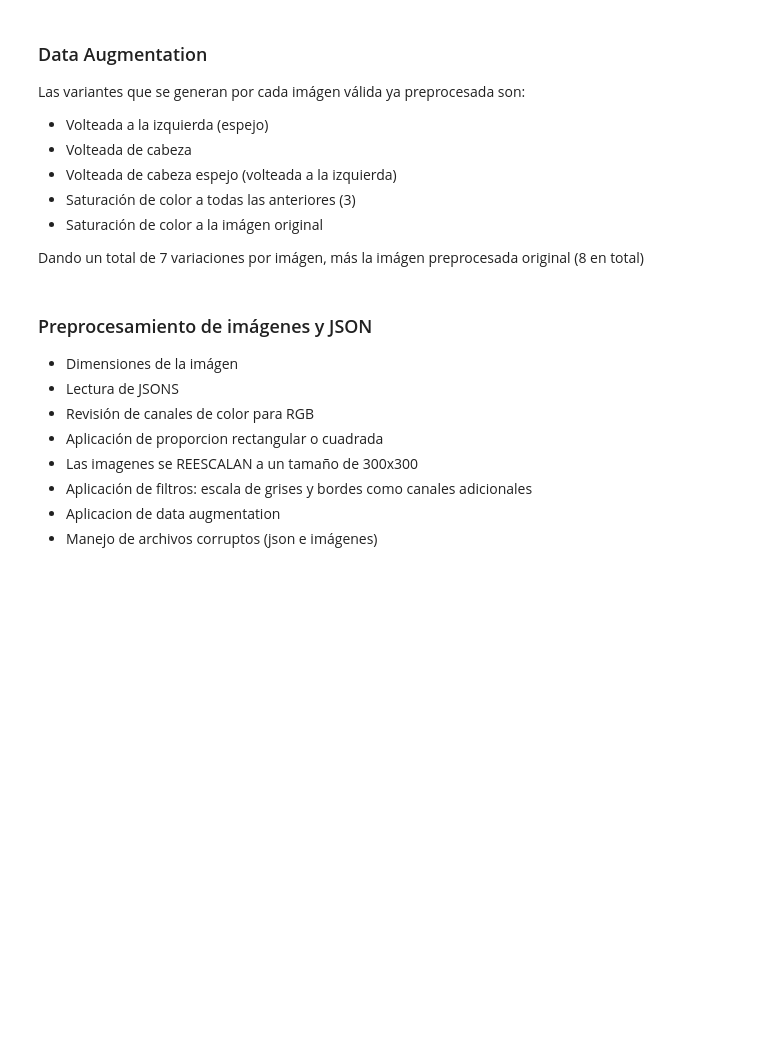
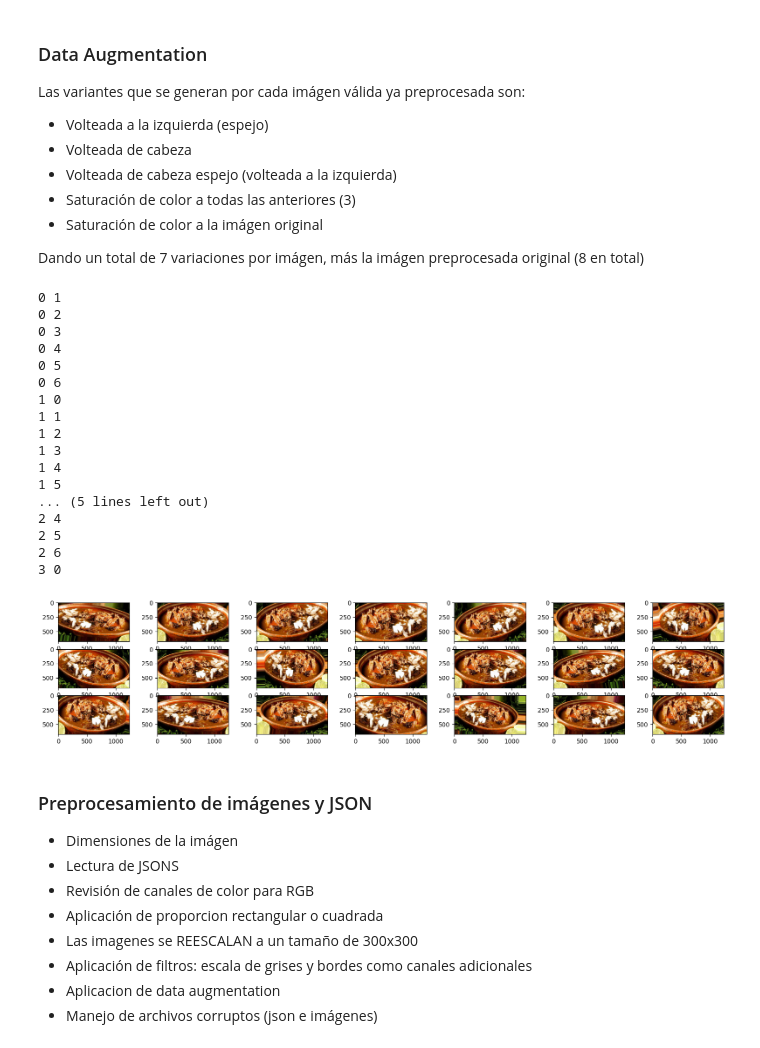
Before and after one commit to brokenerk/Advanced-Neuronal-Networks, a Jupyter notebook: Proyecto-ComidaMexicana/Preprocesamiento_ComidaMex.ipynb, the cells around one changed output. Saved outputs shown, nothing was run; the diff lists cells and outputs as text; code cells hidden in the pictures; blank space fills up the shorter version.

```diff
--- a/Proyecto-ComidaMexicana/Preprocesamiento_ComidaMex.ipynb
+++ b/Proyecto-ComidaMexicana/Preprocesamiento_ComidaMex.ipynb
@@ -100,26 +101,65 @@ Dando un total de 7 variaciones por imágen, más la imágen preprocesada origin
 # %%
 def dataAugmentation(image):
   aug = ImageDataGenerator(featurewise_center=False,
                           samplewise_center=False,
                           featurewise_std_normalization=False,
                           samplewise_std_normalization=False,
                           zca_whitening=False,
                           rotation_range=10,
                           width_shift_range=0.05,
                           height_shift_range=0.05,
                           shear_range=0.1,
                           zoom_range=0.2,
                           channel_shift_range=0.,
                           fill_mode='nearest',
                           cval=0.,
                           horizontal_flip=True,
                           vertical_flip=False)
 
   da =  aug.flow(
         image[None],
         batch_size=8)
 
   return da
+
+img = Image.open('./dataset-food/Birria/Birria02.jpg')
+
+dataAug = dataAugmentation(np.array(img))
+fig, axes = plt.subplots(nrows = 3, ncols = 7, figsize = (20, 4), dpi = 100)
+cont = 0
+cont2 = 0
+cont3 = 0
+
+for da in dataAug:
+  da = np.squeeze(da, axis=0) / 255
+  if(cont3 > 21 or cont == 3):
+    break
+  axes[cont][cont2].imshow(da)
+  if(cont2 == 6):
+    cont2 = 0
+    cont += 1
+  else:
+    cont2 += 1
+  cont3 += 1
+# %% [output]
+0 1
+0 2
+0 3
+0 4
+0 5
+0 6
+1 0
+1 1
+1 2
+1 3
+1 4
+1 5
+... (5 lines left out)
+2 4
+2 5
+2 6
+3 0
+[figure, added]
 # %% [markdown]
 ### Preprocesamiento de imágenes y JSON
 
```
Also changed, not shown: parts of 1 cell of this notebook, 24 other files.
